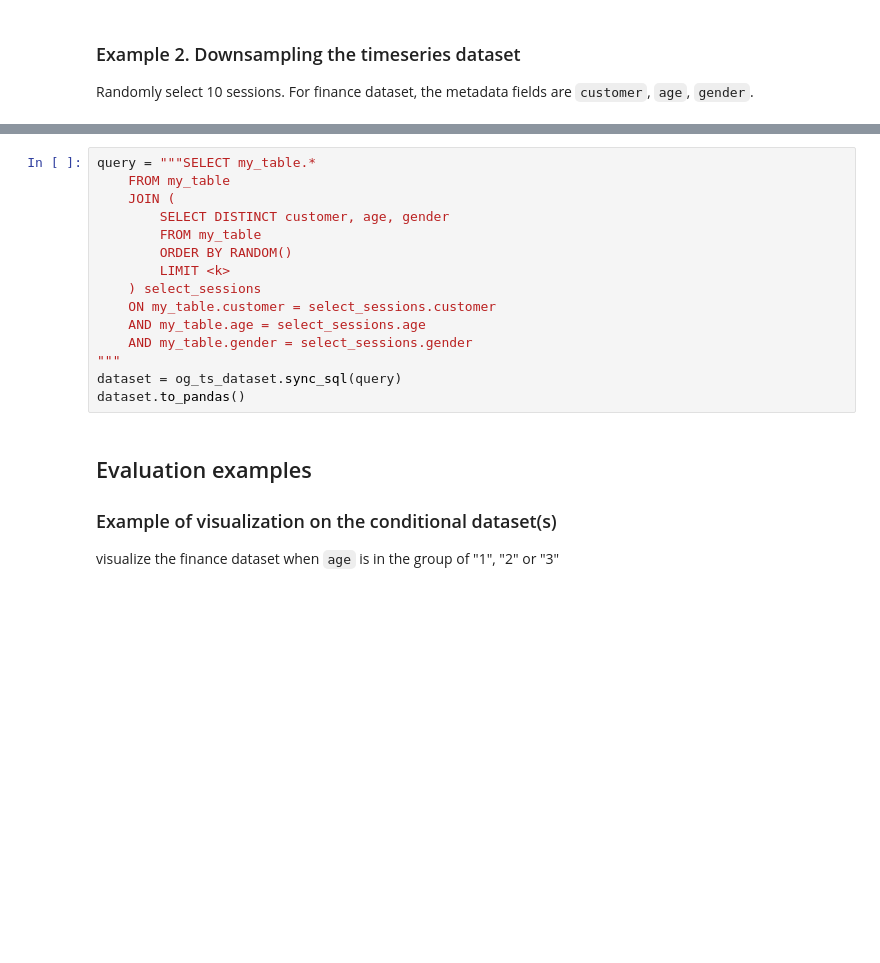
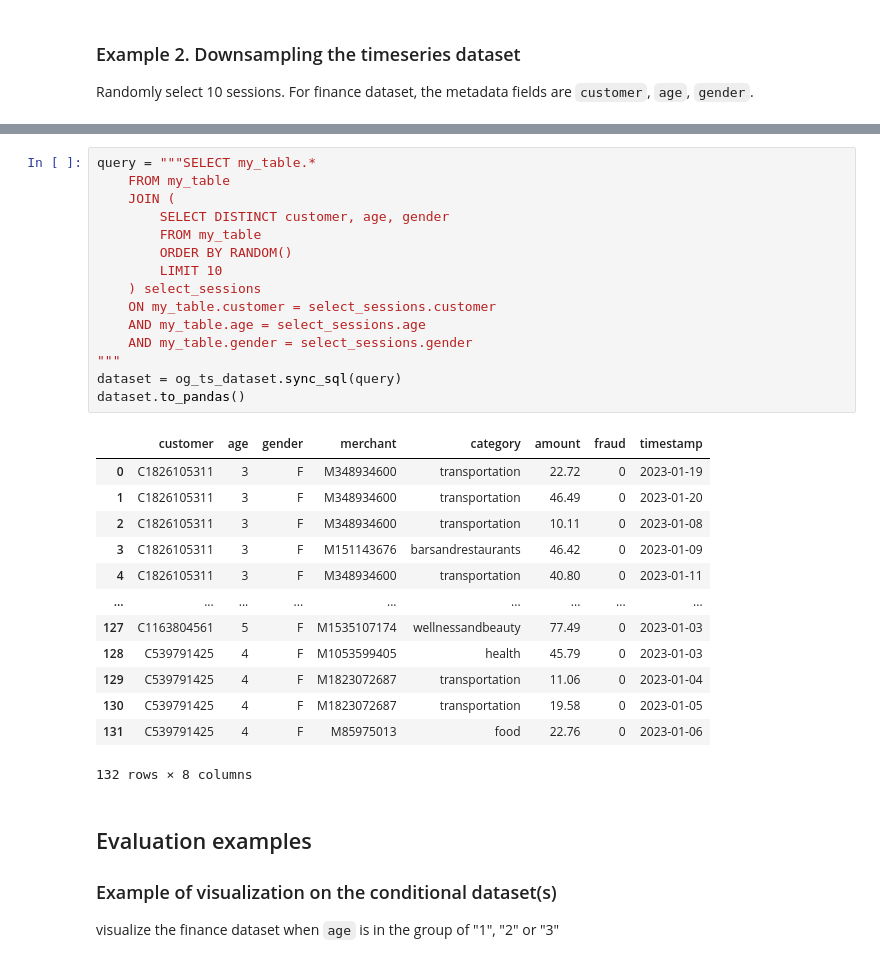
Before and after one commit to Rockfish-Data/tutorials, a Jupyter notebook: Concepts/Custom SQL Query/custom_sql.ipynb, the cells around one changed output, grey strips where cells are left out. Saved outputs shown, nothing was run; the diff lists cells and outputs as text; blank space fills up the shorter version.

```diff
--- a/Concepts/Custom SQL Query/custom_sql.ipynb
+++ b/Concepts/Custom SQL Query/custom_sql.ipynb
@@ -98,18 +80,32 @@ finance.csv         100%[===================>]   3.28M  --.-KB/s    in 0.1s
 # %%
 query = """SELECT my_table.*
     FROM my_table
     JOIN (
         SELECT DISTINCT customer, age, gender
         FROM my_table
         ORDER BY RANDOM()
-        LIMIT <k>
+        LIMIT 10
     ) select_sessions
     ON my_table.customer = select_sessions.customer
     AND my_table.age = select_sessions.age
     AND my_table.gender = select_sessions.gender
 """
 dataset = og_ts_dataset.sync_sql(query)
 dataset.to_pandas()
+# %% [output]
+|  | customer | age | gender | merchant | category | amount | fraud | timestamp |
+| 0 | C1826105311 | 3 | F | M348934600 | transportation | 22.72 | 0 | 2023-01-19 |
+| 1 | C1826105311 | 3 | F | M348934600 | transportation | 46.49 | 0 | 2023-01-20 |
+| 2 | C1826105311 | 3 | F | M348934600 | transportation | 10.11 | 0 | 2023-01-08 |
+| 3 | C1826105311 | 3 | F | M151143676 | barsandrestaurants | 46.42 | 0 | 2023-01-09 |
+| 4 | C1826105311 | 3 | F | M348934600 | transportation | 40.80 | 0 | 2023-01-11 |
+| ... | ... | ... | ... | ... | ... | ... | ... | ... |
+| 127 | C1163804561 | 5 | F | M1535107174 | wellnessandbeauty | 77.49 | 0 | 2023-01-03 |
+| 128 | C539791425 | 4 | F | M1053599405 | health | 45.79 | 0 | 2023-01-03 |
+| 129 | C539791425 | 4 | F | M1823072687 | transportation | 11.06 | 0 | 2023-01-04 |
+| 130 | C539791425 | 4 | F | M1823072687 | transportation | 19.58 | 0 | 2023-01-05 |
+| 131 | C539791425 | 4 | F | M85975013 | food | 22.76 | 0 | 2023-01-06 |
+132 rows × 8 columns
 # %% [markdown]
 ## Evaluation examples
 ### Example of visualization on the conditional dataset(s)
```
Also changed, not shown: parts of 3 cells of this notebook.
